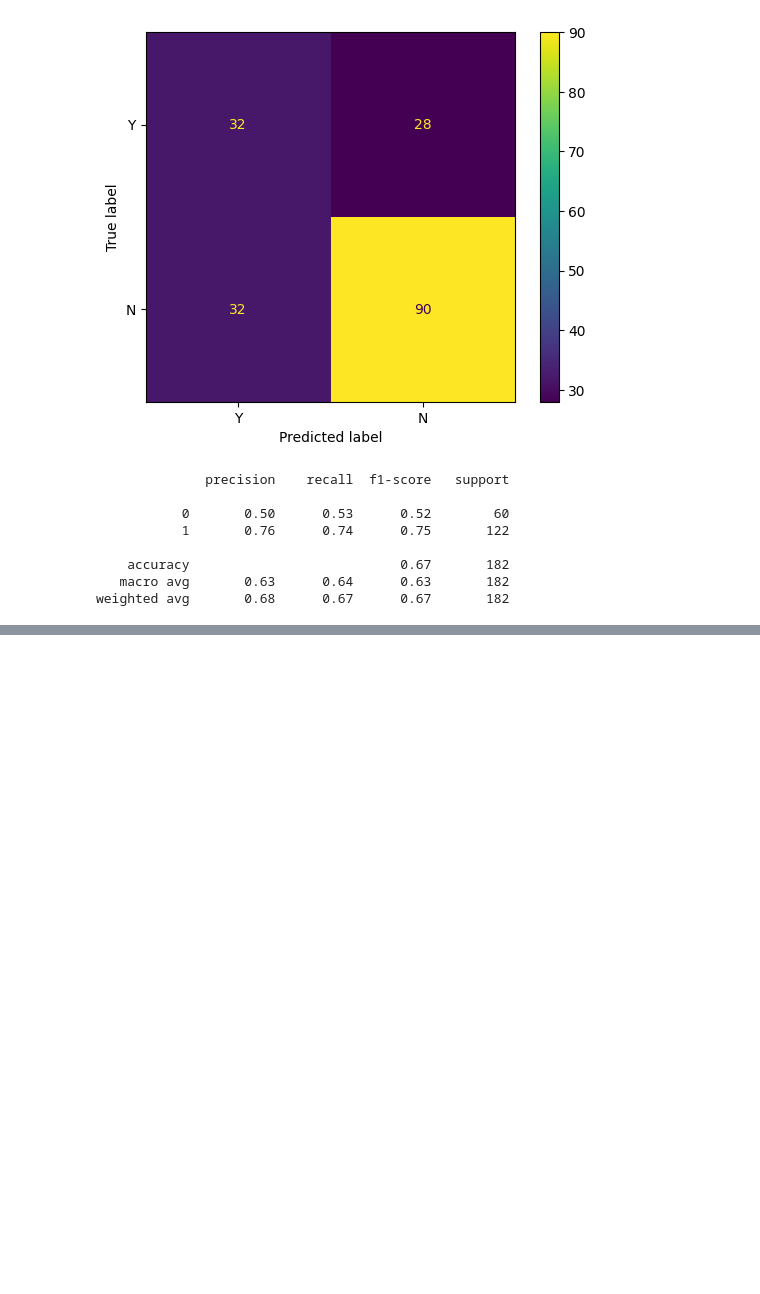
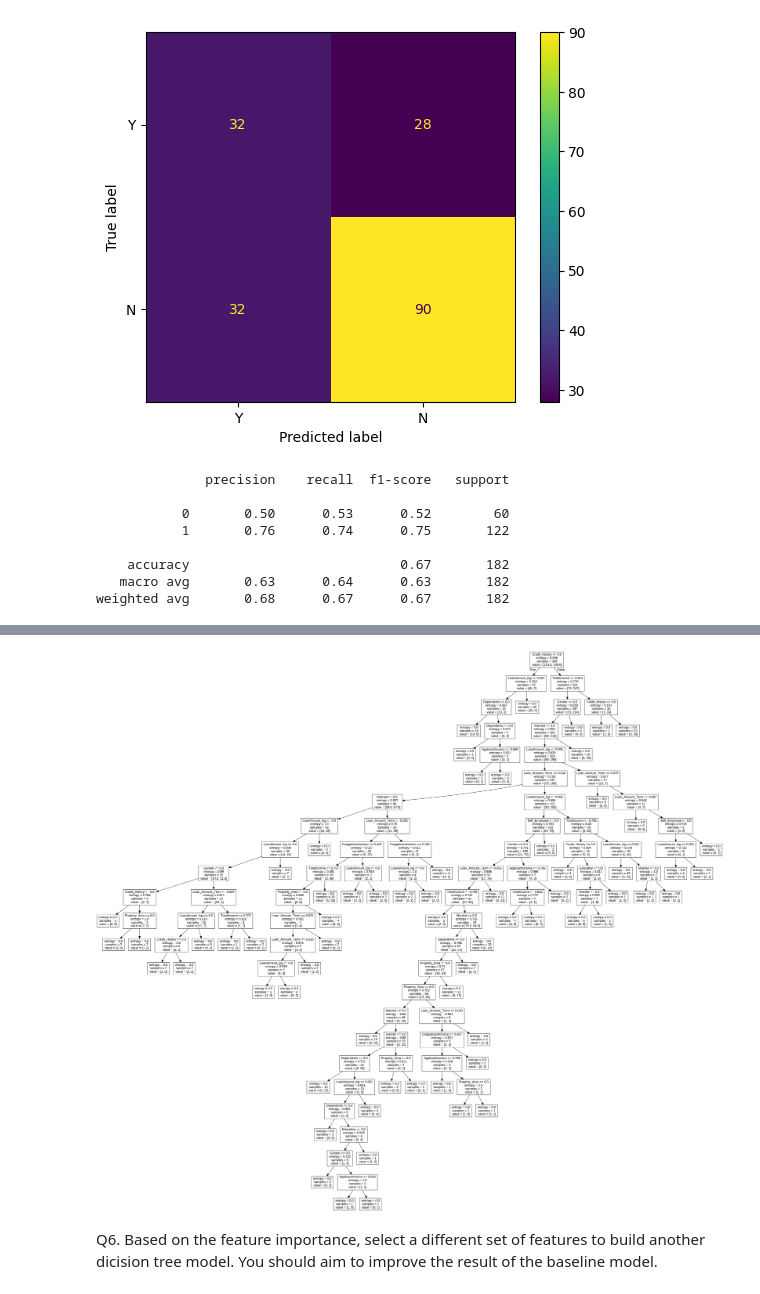
Before and after one commit to bargida/Workshops, a Jupyter notebook: workshop2.ipynb, the cells around one changed output, grey strips where cells are left out. Saved outputs shown, nothing was run; the diff lists cells and outputs as text; code cells hidden in the pictures; blank space fills up the shorter version.

```diff
--- a/workshop2.ipynb
+++ b/workshop2.ipynb
@@ -848,0 +882,14 @@ weighted avg       0.68      0.67      0.67       182
+# %%
+from graphviz import Source
+from sklearn import tree
+graph = Source( tree.export_graphviz(dtc_model, out_file=None, feature_names=features.columns))
+# %%
+from cairosvg import svg2png
+from IPython.display import Image
+svg2png(bytestring=graph.pipe(format='svg'),write_to='output.png')
+Image("output.png")
+# %% [output]
+[figure, added]
+# %% [markdown]
+Q6. Based on the feature importance, select a different set of features to build another dicision tree model. You should aim to improve the result of the
+baseline model.
```
Also changed, not shown: parts of 10 cells of this notebook.
